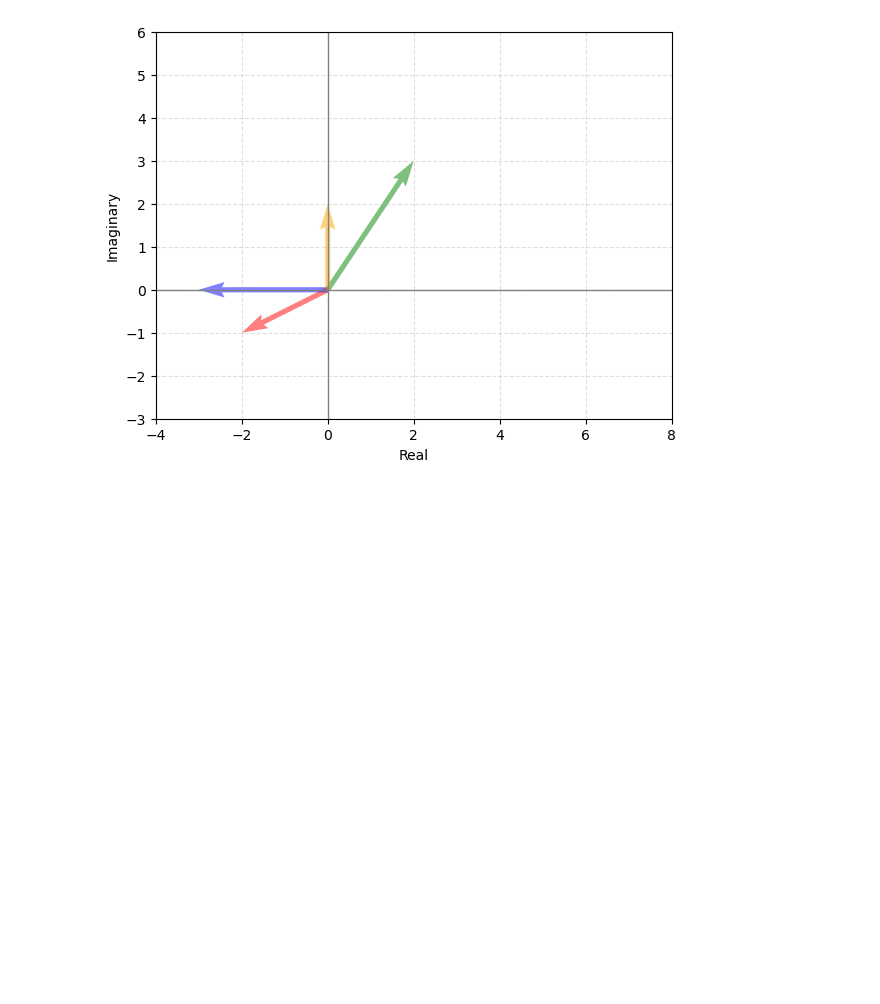
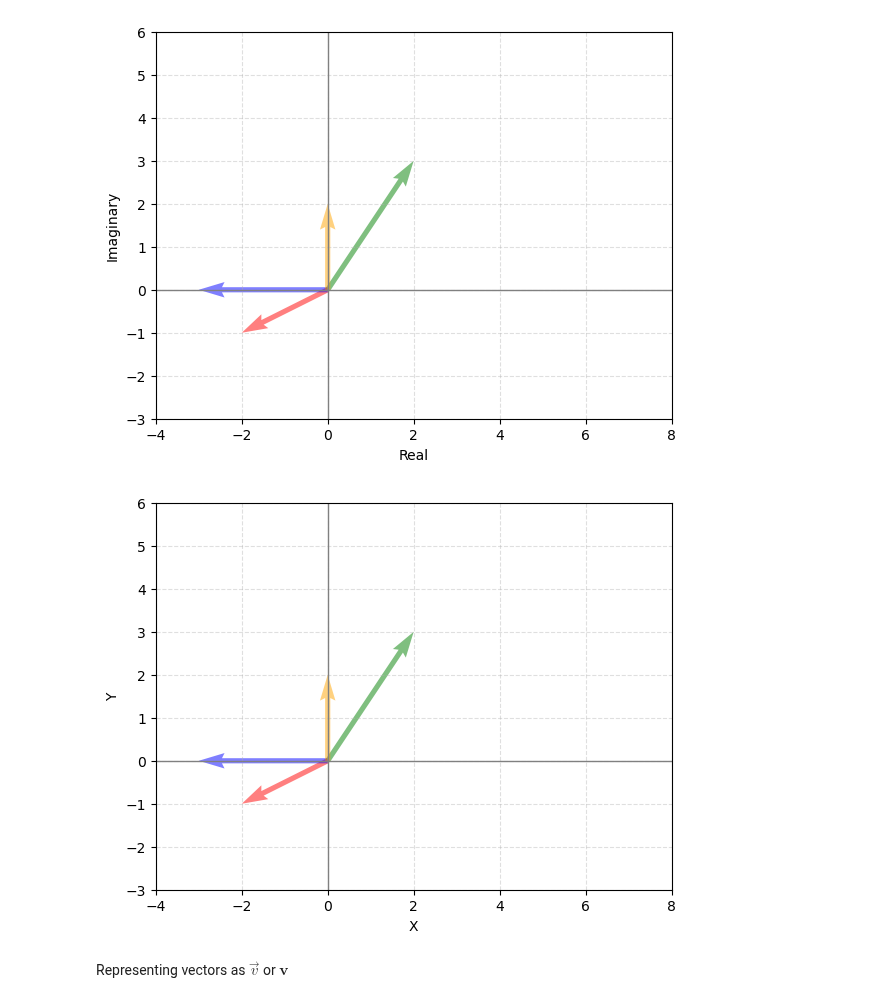
Before and after one commit to tproykov/MathsForDevelopers, a Jupyter notebook: 02.BasicAlgebra/BasicAlgebra.ipynb, the cells around one changed output. Cells and saved outputs as stored; diff of their text form; code cells hidden in the pictures; blank space fills up the shorter version.

```diff
--- a/02.BasicAlgebra/BasicAlgebra.ipynb
+++ b/02.BasicAlgebra/BasicAlgebra.ipynb
@@ -117,3 +117,60 @@ def plot_complex_numbers(numbers, colors):
 plot_complex_numbers([2 + 3j, -2 - 1j, -3, 2j], ["green", "red", "blue", "orange"])
 # %% [output]
 [figure]
+# %%
+def plot_vectors(vectors, colors):
+    """
+    Plots the given vectors as arrows from the origin in a 2D space.
+
+    Parameters:
+    -----------
+    vectors : list of tuples
+        List of (x, y) coordinates representing vector endpoints
+    colors : list of str
+        List of colors for each vector
+    """
+    fig, ax = plt.subplots(figsize=(6, 6))
+
+    # Draw axis lines
+    ax.axhline(0, color='gray', lw=1)
+    ax.axvline(0, color='gray', lw=1)
+
+    # Extract vector components
+    zeros = [0] * len(vectors)
+    x_components = [v[0] for v in vectors]
+    y_components = [v[1] for v in vectors]
+
+    # Plot vectors
+    ax.quiver(zeros,                    # x start coordinates
+              zeros,                    # y start coordinates
+              x_components,             # x components
+              y_components,             # y components
+              # --- OPTIONAL parameters ---
+              angles="xy",              # (string) determines how angles are specified: 'xy' or 'uv'
+              scale=1,                  # (float) scales the length of the arrow
+              scale_units="xy",         # (string) defines the units for the scale parameter
+              width=0.01,               # (float) shaft width of the arrow
+              headwidth=3,              # (float) head width as multiple of shaft width
+              headlength=5,             # (float) head length as multiple of shaft width
+              color=colors,             # Color for each arrow
+              alpha=0.5                 # (float) transparency level
+             )
+
+    # Set plot limits and appearance
+    ax.set_xlim(-4, 8)
+    ax.set_ylim(-3, 6)
+    ax.set_aspect('equal')
+    ax.set_xlabel('X')
+    ax.set_ylabel('Y')
+    ax.grid(True, linestyle='--', alpha=0.4)
+
+    plt.tight_layout()
+    plt.show()
+
+# Example usage with four vectors
+vectors = [(2, 3), (-2, -1), (-3, 0), (0, 2)]
+plot_vectors(vectors, ["green", "red", "blue", "orange"])
+# %% [output]
+[figure, added]
+# %% [markdown]
+Representing vectors as $ \vec{v} $ or $ \mathbf{v} $
```
Also changed, not shown: 1 other file.
